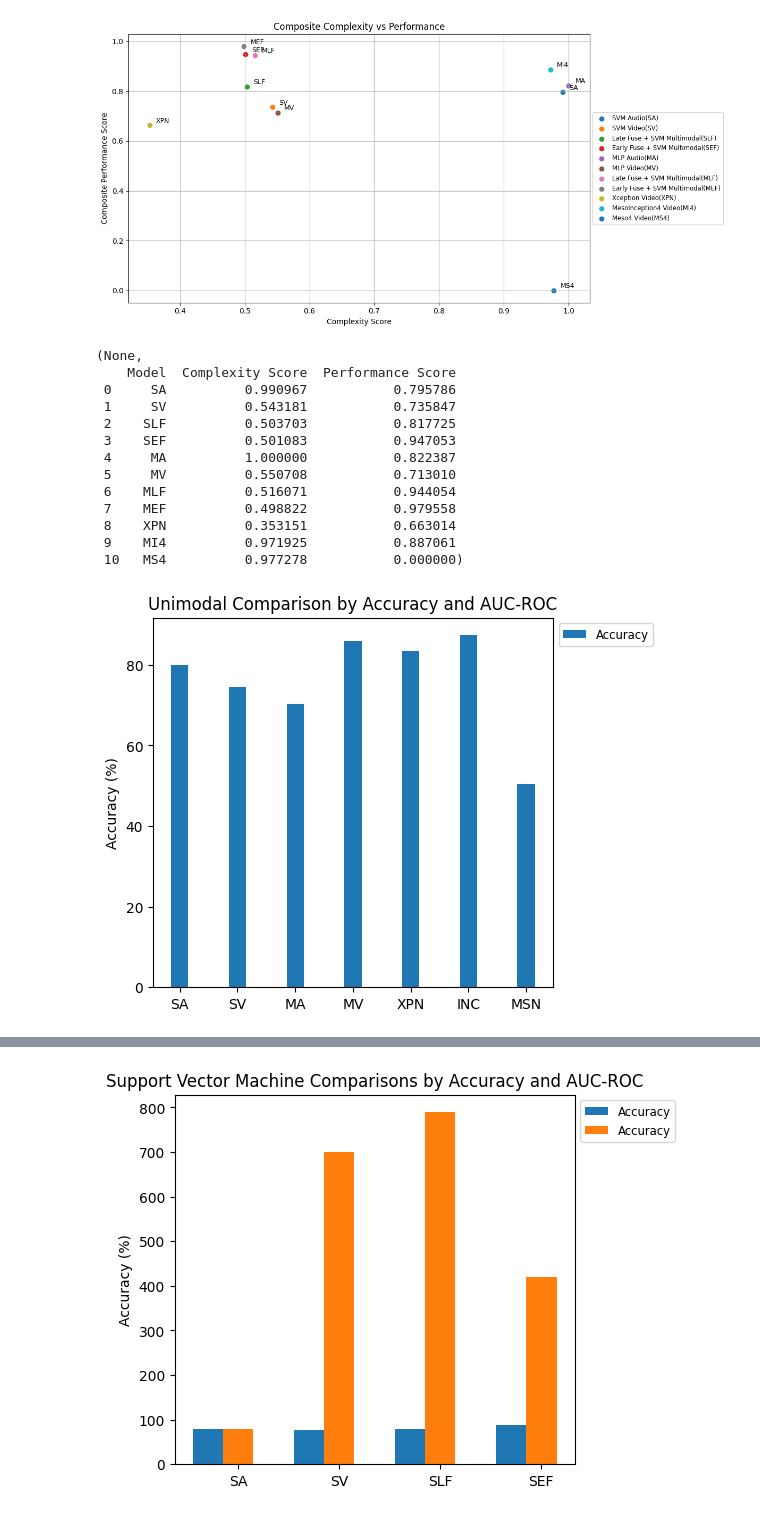
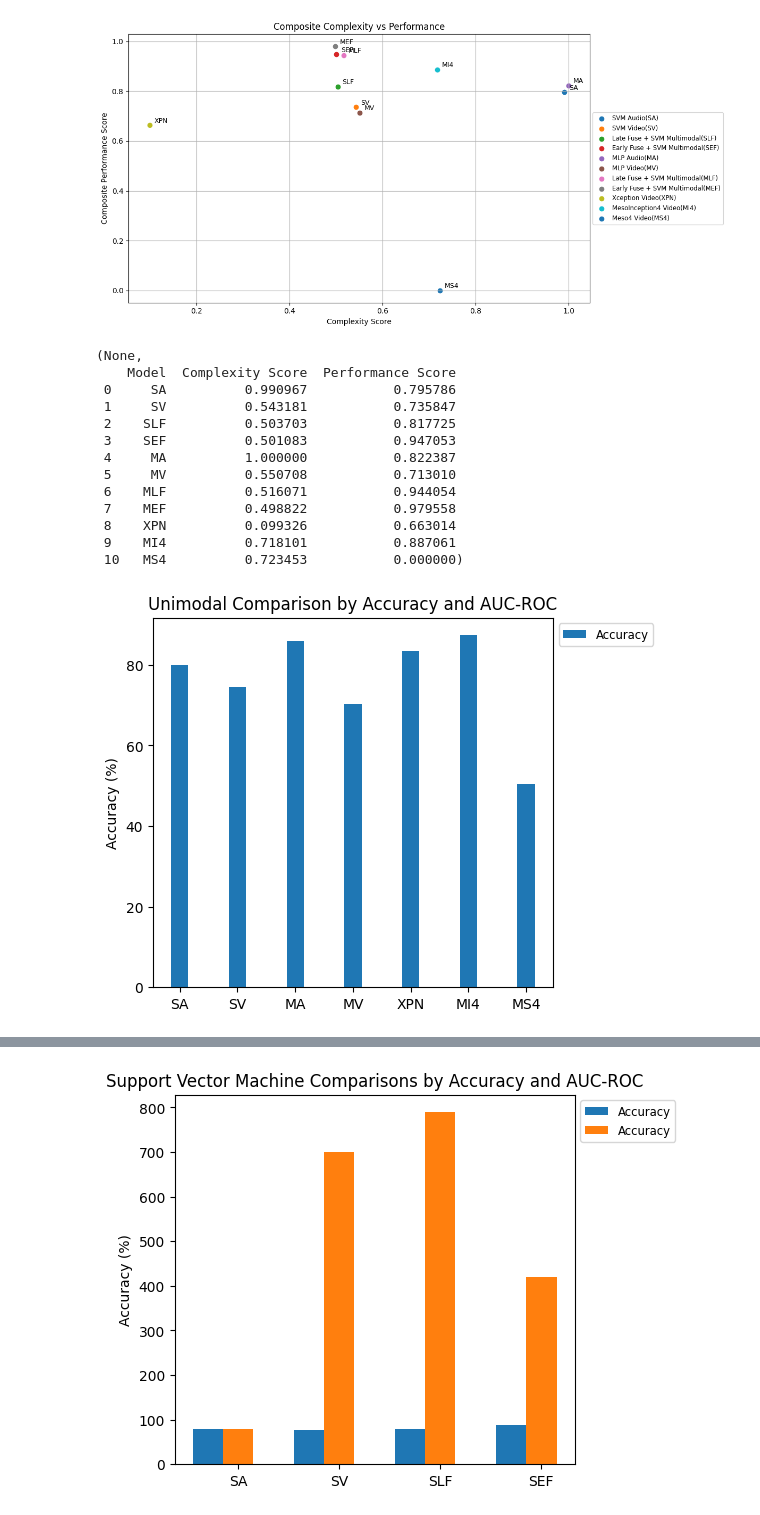
Before and after one commit to darshan-k3/Low-Complexity-Deepfake-Detection-Model, a Jupyter notebook: Results.ipynb, the cells around one changed output, grey strips where cells are left out. Drawn from its saved outputs; the diff is of its cells as text; code cells hidden in the pictures.

Commit message:
update deep learning timings and figures

```diff
--- a/Results.ipynb
+++ b/Results.ipynb
@@ -3,6 +6,4 @@
 # %%
-# Author: 21004275
-# This script processes a dataset of machine learning model performances and visualizes their complexity vs. performance.
 
 import pandas as pd
 import numpy as np
@@ -13,13 +14,15 @@ import matplotlib.pyplot as plt
 data = {
     "Model":             ["SA", "SV", "SLF", "SEF", "MA", "MV", "MLF", "MEF", "XPN", "MI4", "MS4"],
     "Memory Usage (kB)": [78.81, 700.64, 789.21, 419.40, 73.71, 243.20, 316.91, 265.72, 81597.92, 108.35, 100.14],
-    "Time Spent (s)":    [14.52, 175.30, 189.40, 191.17, 11.26, 173.59, 185.97, 192.33, 64.44, 21.35, 19.43],
+    "Time Spent (s)":    [14.52, 175.30, 189.40, 191.17, 11.26, 173.59, 185.97, 192.33, 156.36, 113.27, 111.35],
     "Accuracy (%)":      [79.37, 76.88, 78.12, 86.25, 77.50, 76.88, 85.00, 88.75, 74.51, 87.32, 50.32],
     "AUC-ROC":           [79.89, 74.45, 82.84, 91.98, 85.96, 70.18, 92.42, 94.66, 83.31, 87.32, 50.32],
     "F2 Score":          [92.48, 92.88, 94.14, 92.59, 92.04, 94.33, 93.30 ,91.13, 74.27, 87.23, 42.15]
 }
 
-# Extended model names for labeling.
+#91.9236
+
+# Extended model names for labelling.
 model_labels = [
     "SVM Audio", "SVM Video", "Late Fuse + SVM Multimodal", "Early Fuse + SVM Multimodal",
     "MLP Audio", "MLP Video", "Late Fuse + SVM Multimodal", "Early Fuse + SVM Multimodal", "Xception Video",
@@ -52,7 +55,7 @@ plt.grid(True)
 plt.tight_layout()
 plt.show(), df_normalised[['Model', 'Complexity Score', 'Performance Score']]
 # %% [output]
-[figure, old version]
+[figure, new version]
 (None,
     Model  Complexity Score  Performance Score
  0     SA          0.990967           0.795786
@@ -63,49 +66,49 @@ plt.show(), df_normalised[['Model', 'Complexity Score', 'Performance Score']]
  5     MV          0.550708           0.713010
  6    MLF          0.516071           0.944054
  7    MEF          0.498822           0.979558
- 8    XPN          0.353151           0.663014
- 9    MI4          0.971925           0.887061
- 10   MS4          0.977278           0.000000)
+ 8    XPN          0.099326           0.663014
+ 9    MI4          0.718101           0.887061
+ 10   MS4          0.723453           0.000000)
 # %%
 import matplotlib.pyplot as plt
 import numpy as np
 
 # List of models to include in the new dataset
-selected_models = ["SA", "SV", "MA", "MV","XPN", "INC", "MSN"]
+selected_models = ["SA", "SV", "MA", "MV","XPN", "MI4", "MS4"]
 
 # Filter the original DataFrame
 new_df = df[df['Model'].isin(selected_models)]
 
 
 
 models = new_df['Model']
 accuracy = new_df['Accuracy (%)']
 roc_auc = new_df['AUC-ROC']
 # f2_score = df['F2 Score']
 
 
 
 x = np.arange(len(models))
 width = 0.3
 
 fig, ax = plt.subplots()
 # rects1 = ax.bar(x - width, accuracy, width, label='Accuracy')
 rects2 = ax.bar(x, roc_auc, width, label='Accuracy')
 # rects3 = ax.bar(x + width , f2_score, width, label='F2 Score')
 
 ax.set_ylabel('Accuracy (%)')
 ax.set_title('Unimodal Comparison by Accuracy and AUC-ROC')
 ax.set_xticks(x)
 ax.set_xticklabels(models)
 
 # Move legend outside
 ax.legend(loc='upper left', bbox_to_anchor=(1, 1), fontsize='small')
 
 plt.subplots_adjust(right=0.75)  # Adjust subplot to make room for the legend
 
 plt.show()
 # %% [output]
-[figure, old version]
+[figure, new version]
 # %%
 import matplotlib.pyplot as plt
 import numpy as np
```
Also changed, not shown: parts of 4 cells of this notebook.
